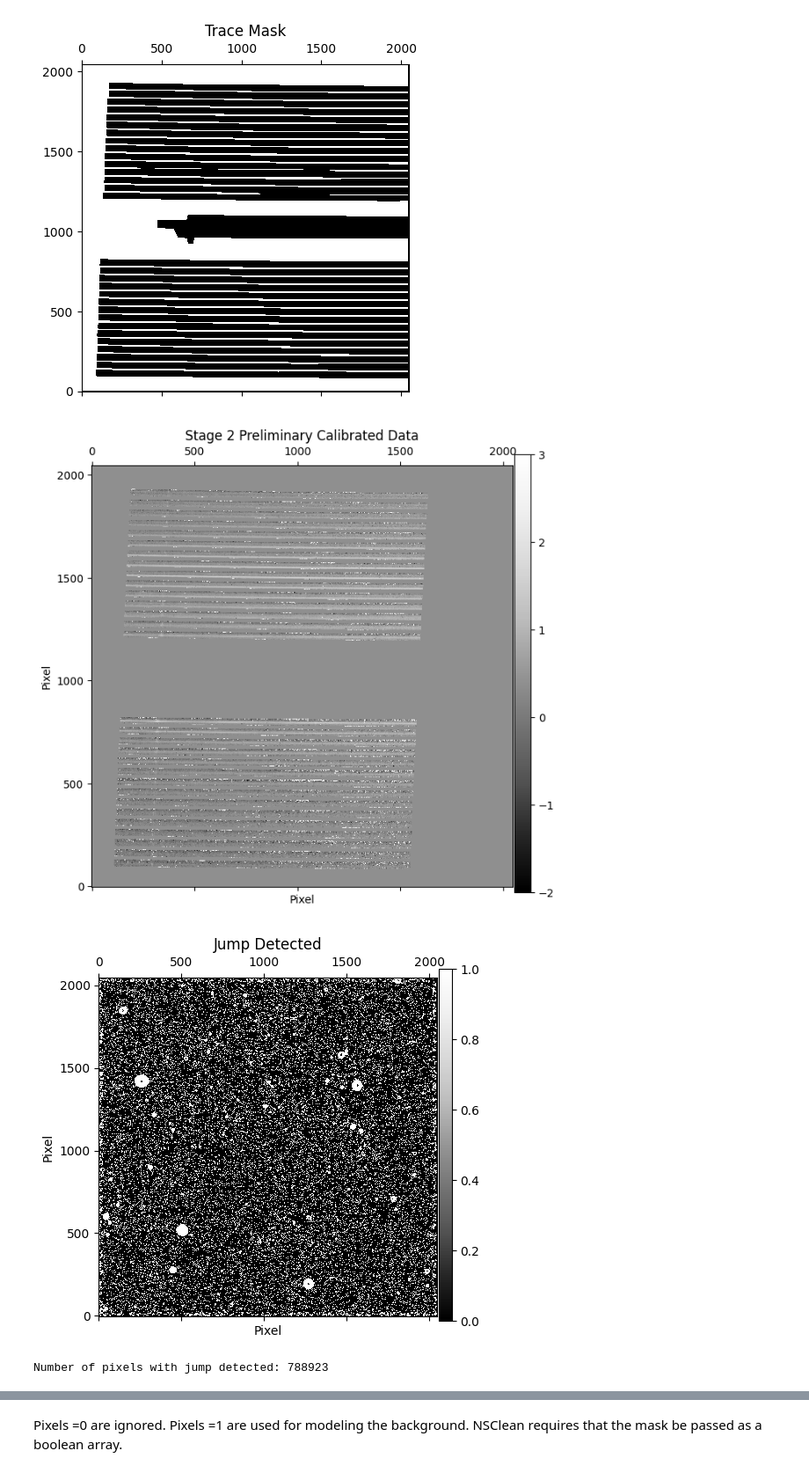
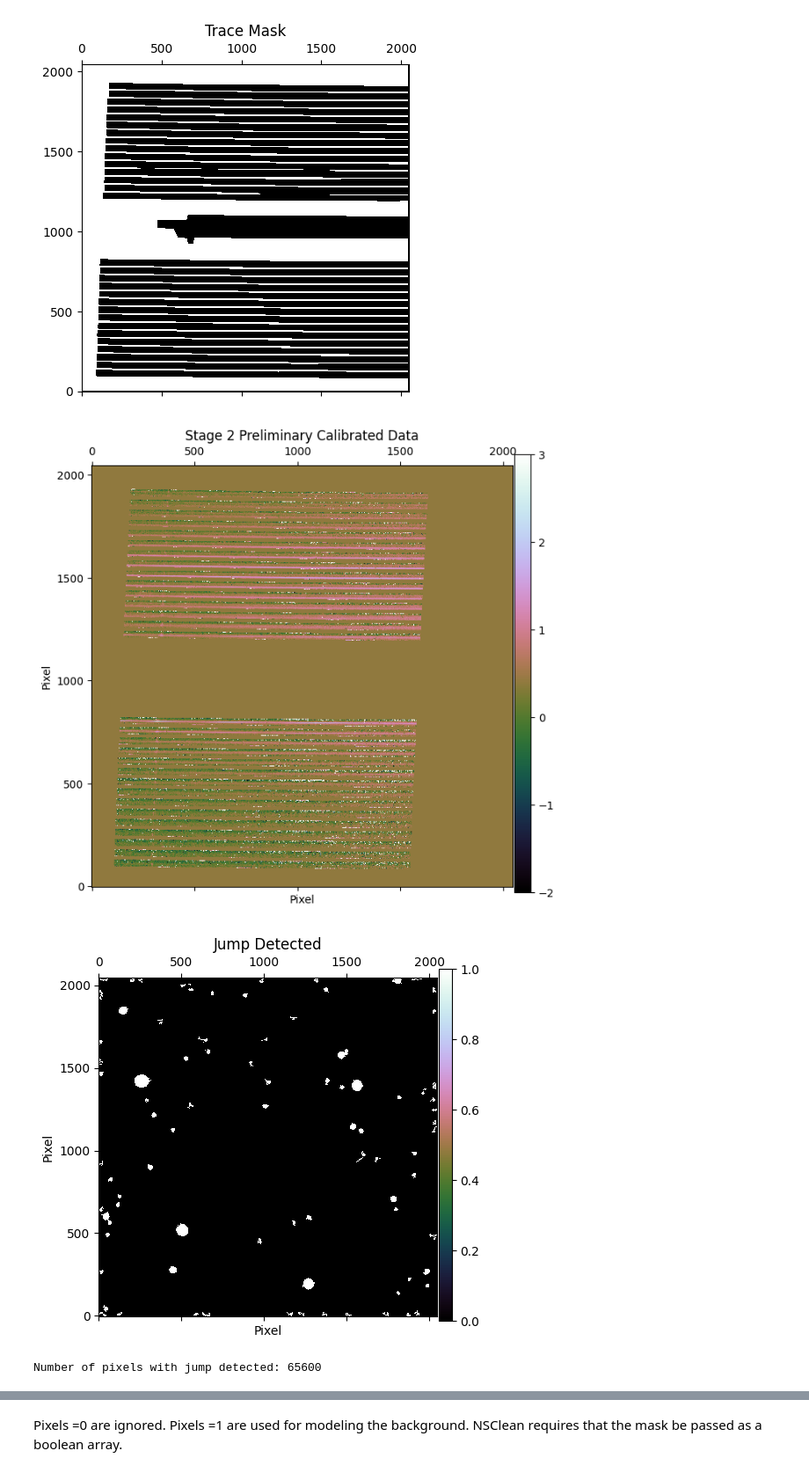
Before and after one commit to ajshajib/RegalJumper, a Jupyter notebook: Run NSClean.ipynb, the cells around one changed output, grey strips where cells are left out. Shown at 88% size. Saved outputs shown, nothing was run; the diff lists cells and outputs as text; code cells hidden in the pictures.

Commit message:
Add automated detection of snowballs

```diff
--- a/Run NSClean.ipynb
+++ b/Run NSClean.ipynb
@@ -78,7 +76,7 @@ def plot_image(
     title="",
     vmax=0.012,
     vmin=-0.006,
-    cmap="Greys_r",
+    cmap="cubehelix",
 ):
     """
     Plot a smoothed version of the array
@@ -151,17 +149,41 @@ plot_image(
     title="Stage 2 Preliminary Calibrated Data",
 )
 # %% [output]
-[figure, old version]
+[figure, new version]
 # %%
-dq_flag = fits.getdata(files[0], ext=3)
-jump_detected = (dq_flag & 4) == 4
+def get_pixel_map_with_jumps(file, size=350):
+    """Get pixel map with jump detected.
+
+    :param file: rate file
+    :param size: size of the region to be removed
+    :return: pixel map with jump detected
+    """
+    dq_flag = fits.getdata(file, ext=3)
+    jump = (dq_flag & 4) == 4
+
+    jump = ndimage.binary_fill_holes(jump)
+
+    # detect and remove regions smaller than size with astropy
+    jump = detect_sources(jump, 0.1, npixels=size).data
+    jump[jump > 0] = 1
+
+    return jump
+
+jump_detected = get_pixel_map_with_jumps(files[0])
+# plt.imshow(jump_detected, origin='lower', cmap=jump_detected.cmap,
+#            interpolation='nearest')
+#
+# plt.show()
+# print(len(jump_detected.labels))
 
 plot_image(
-    jump_detected, size=5, limit=False, smooth=False, log=False, title="Jump Detected"
+    jump_detected,
+    size=5, limit=False, smooth=False, log=False,
+    title="Jump Detected"
 )
 print(f"Number of pixels with jump detected: {np.sum(jump_detected)}")
 # %% [output]
-[figure, old version]
+[figure, new version]
-Number of pixels with jump detected: 788923
+Number of pixels with jump detected: 65600
 # %%
 def get_background_pixel_map_with_jumps(pixel_map_with_jumps, dilate_size=0):
```
Also changed, not shown: parts of 5 cells of this notebook, 2 other files.
